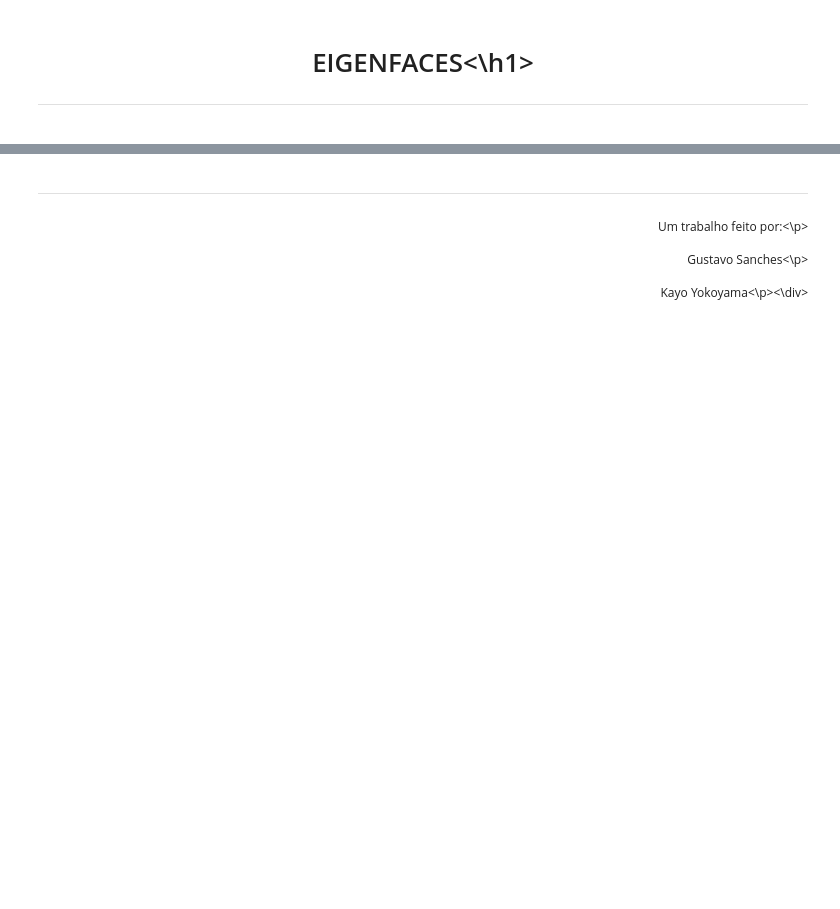
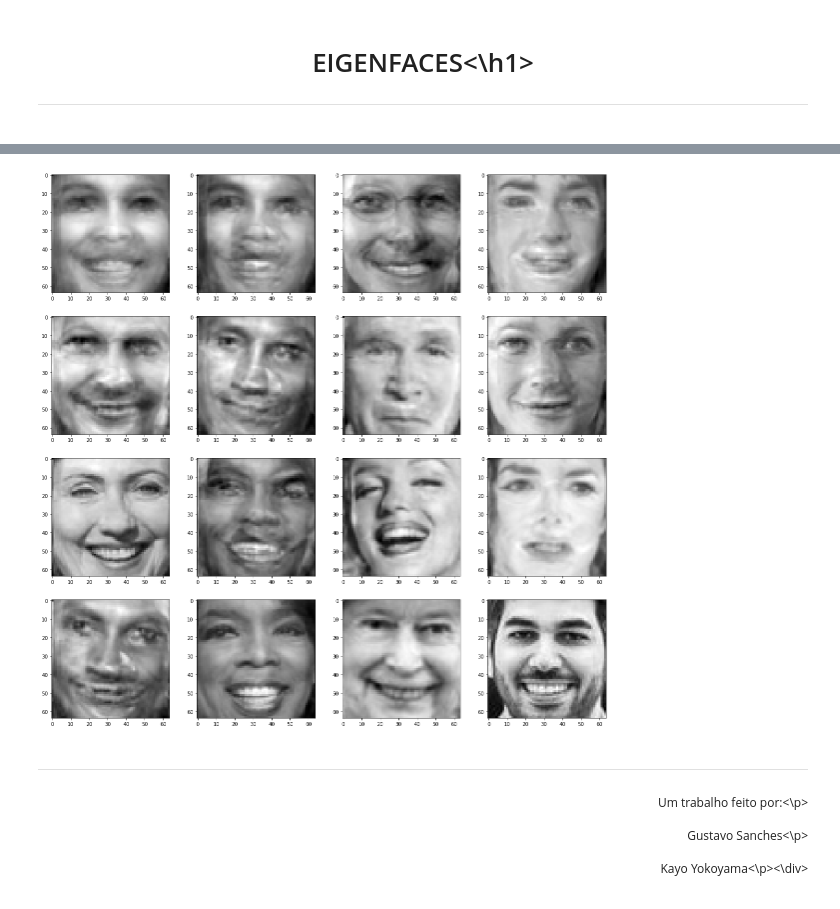
Before and after one commit to EsquiloTorto/Eigenfaces-study-case, a Jupyter notebook: Untitled.ipynb, the cells around one changed output, grey strips where cells are left out. Drawn from its saved outputs; the diff is of its cells as text; code cells hidden in the pictures; blank space fills up the shorter version.

```diff
--- a/Untitled.ipynb
+++ b/Untitled.ipynb
@@ -69,3 +33,14 @@ plot_portraits(recovered_images, celebrity_names, h, w, n_row=4, n_col=4)
+# %%
+faces_pca = PCA(n_components=8)
+faces_pca.fit(m)
+
+components = faces_pca.transform(m)
+projected = faces_pca.inverse_transform(components)
+fig, axes = plt.subplots(4,4,figsize=(20,20))
+for i, ax in enumerate(axes.flat):
+    ax.imshow(projected[i].reshape(64,64),cmap="gray")
+# %% [output]
+[figure, added]
 # %% [markdown]
 <hr>
 <div style="text-align: right; font-size: 12px; line-height: 10px;">
```
Also changed, not shown: parts of 12 cells of this notebook.
